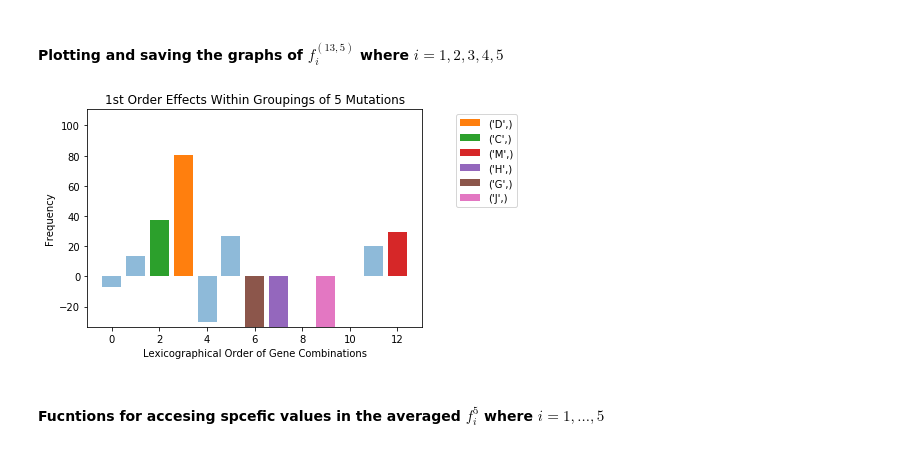
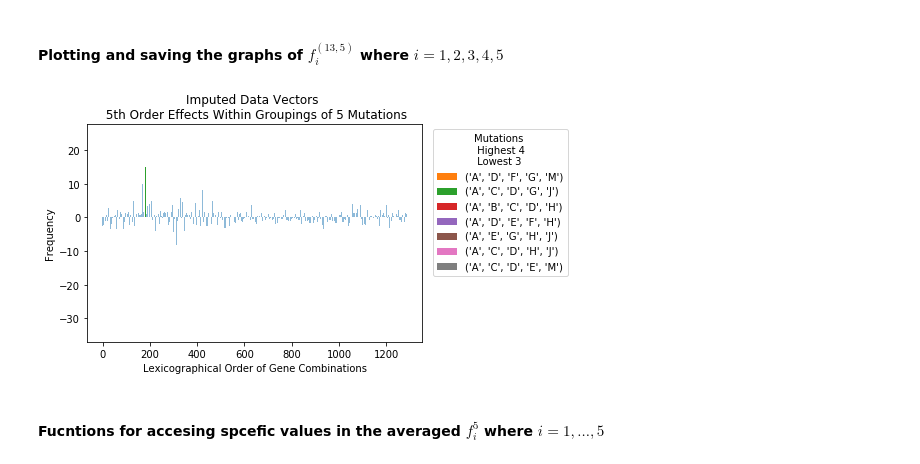
Before and after one commit to LillianGonzalezAlbino/FourierAnalysis, a Jupyter notebook: Spectral-Analysis-Reduced-Dataset(and).ipynb, the cells around one changed output. Saved outputs shown, nothing was run; the diff lists cells and outputs as text; code cells hidden in the pictures.

```diff
--- a/Spectral-Analysis-Reduced-Dataset(and).ipynb
+++ b/Spectral-Analysis-Reduced-Dataset(and).ipynb
@@ -1107,10 +1109,10 @@ MalListf5 = Mallows_list(list(range(num_vars)), f5_list, (num_vars,int(k)))
 # %%
 # # plot f^5_1, f^5_2, f^5_3, f^5_4, f^5_5
 # k = mutations
 # order range from 1 to 5
-color_peaks(MalListf5[1], order = 1, k = 5, n_max_peak = 3, n_min_peak = 3)
+color_peaks(MalListf5[5],order= 5,k=5,n_max_peak= 4, n_min_peak= 3, leg=1.45)
 # %% [output]
-[figure, old version]
+[figure, new version]
 # %% [markdown]
 #### Fucntions for accesing spcefic values in the averaged $f^5_i$ where $i=1,...,5$
 # %%
```
Also changed, not shown: parts of 20 cells of this notebook.
